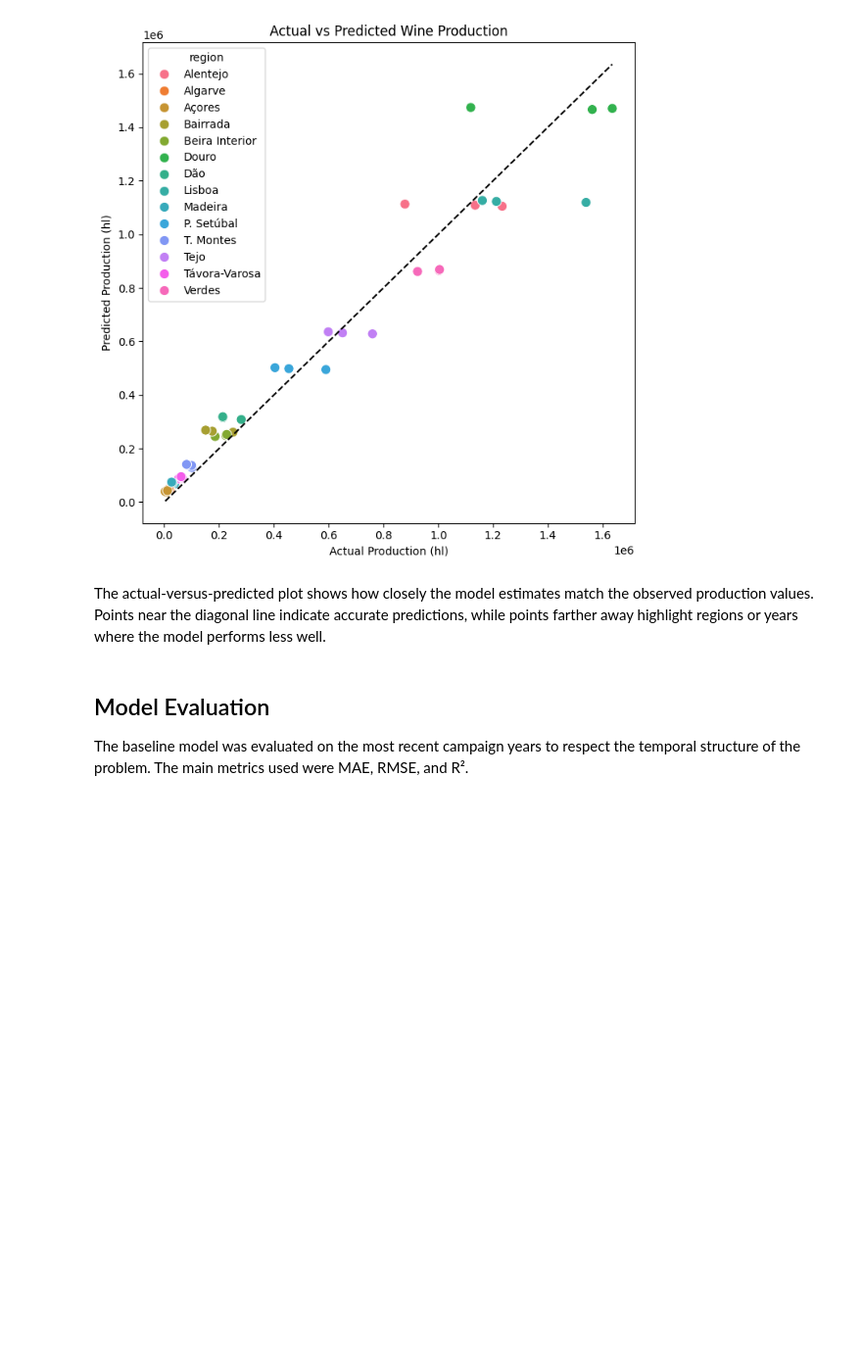
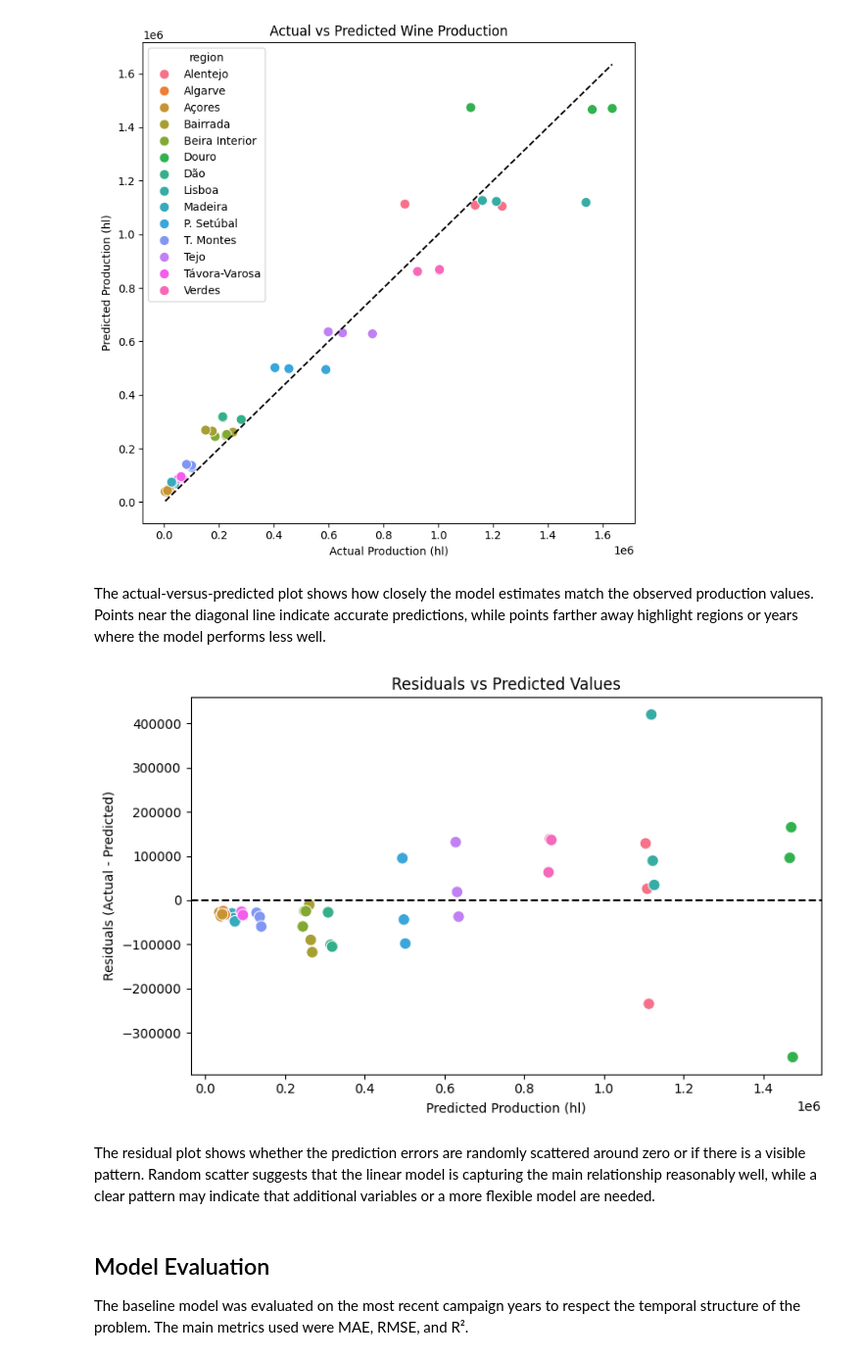
Before and after one commit to oxedanda/pml_final_project, a Jupyter notebook: notebooks/02_modeling_baseline.ipynb, the cells around one changed output. Shown at 98% size. Drawn from its saved outputs; the diff is of its cells as text; code cells hidden in the pictures; blank space fills up the shorter version.

```diff
--- a/notebooks/02_modeling_baseline.ipynb
+++ b/notebooks/02_modeling_baseline.ipynb
@@ -14,0 +12,7 @@ Resolving deltas: 100% (44/44), done.
+# %%
+from pathlib import Path
+
+FIGURES_DIR = Path("/content/pml_final_project/outputs/figures")
+FIGURES_DIR.mkdir(parents=True, exist_ok=True)
+
+print("Figures will be saved to:", FIGURES_DIR)
@@ -233,6 +236,21 @@ plt.show()
 [figure]
 # %% [markdown]
 The actual-versus-predicted plot shows how closely the model estimates match the observed production values. Points near the diagonal line indicate accurate predictions, while points farther away highlight regions or years where the model performs less well.
+# %%
+# Residual Plot
+plt.figure(figsize=(8, 5))
+sns.scatterplot(data=results, x="predicted", y="error", hue="region", s=80, legend=False)
+plt.axhline(0, color="black", linestyle="--")
+plt.title("Residuals vs Predicted Values")
+plt.xlabel("Predicted Production (hl)")
+plt.ylabel("Residuals (Actual - Predicted)")
+plt.tight_layout()
+plt.savefig(FIGURES_DIR / "residuals_vs_predicted_values.png", dpi=300, bbox_inches="tight")
+plt.show()
+# %% [output]
+[figure, added]
+# %% [markdown]
+The residual plot shows whether the prediction errors are randomly scattered around zero or if there is a visible pattern. Random scatter suggests that the linear model is capturing the main relationship reasonably well, while a clear pattern may indicate that additional variables or a more flexible model are needed.
 # %% [markdown]
 ## Model Evaluation
 
```
Also changed, not shown: parts of 6 cells of this notebook.
